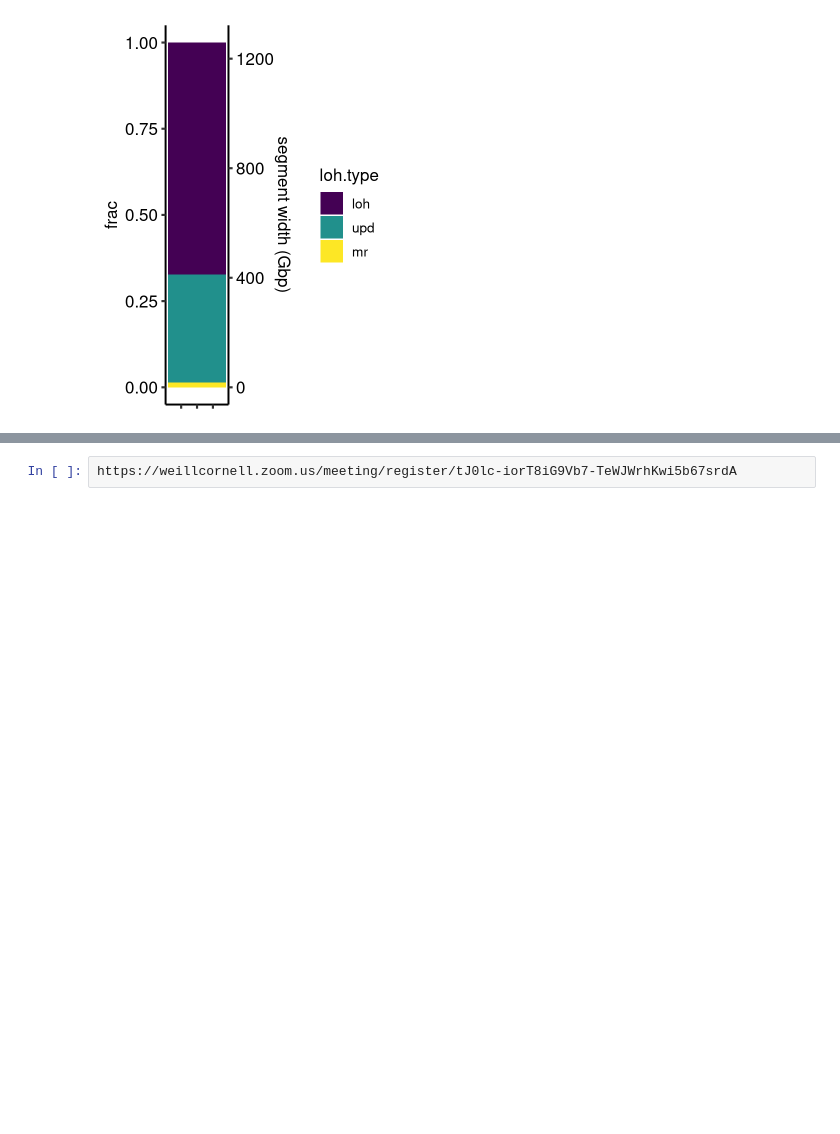
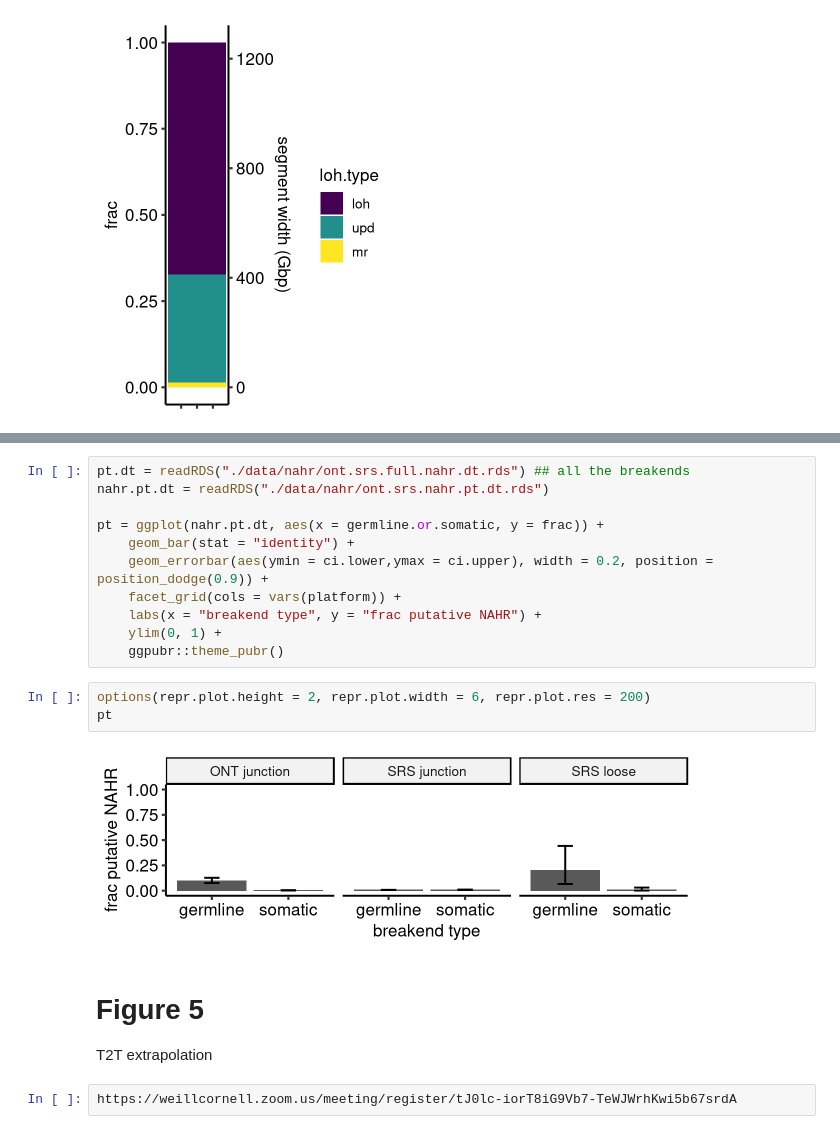
Before and after one commit to mskilab/loose_ends_2023, a Jupyter notebook: notebooks/figures.ipynb, the cells around one changed output, grey strips where cells are left out. Cells and saved outputs as stored; diff of their text form; blank space fills up the shorter version.

```diff
--- a/notebooks/figures.ipynb
+++ b/notebooks/figures.ipynb
@@ -679,2 +723,21 @@ loh.event.bp
+# %%
+pt.dt = readRDS("./data/nahr/ont.srs.full.nahr.dt.rds") ## all the breakends
+nahr.pt.dt = readRDS("./data/nahr/ont.srs.nahr.pt.dt.rds")
+
+pt = ggplot(nahr.pt.dt, aes(x = germline.or.somatic, y = frac)) +
+    geom_bar(stat = "identity") +
+    geom_errorbar(aes(ymin = ci.lower,ymax = ci.upper), width = 0.2, position = position_dodge(0.9)) +
+    facet_grid(cols = vars(platform)) +
+    labs(x = "breakend type", y = "frac putative NAHR") +
+    ylim(0, 1) +
+    ggpubr::theme_pubr()
+# %%
+options(repr.plot.height = 2, repr.plot.width = 6, repr.plot.res = 200)
+pt
+# %% [output]
+[figure, added]
+# %% [markdown]
+# Figure 5
+T2T extrapolation
 # %%
 https://weillcornell.zoom.us/meeting/register/tJ0lc-iorT8iG9Vb7-TeWJWrhKwi5b67srdA
```
Also changed, not shown: parts of 8 cells of this notebook.
